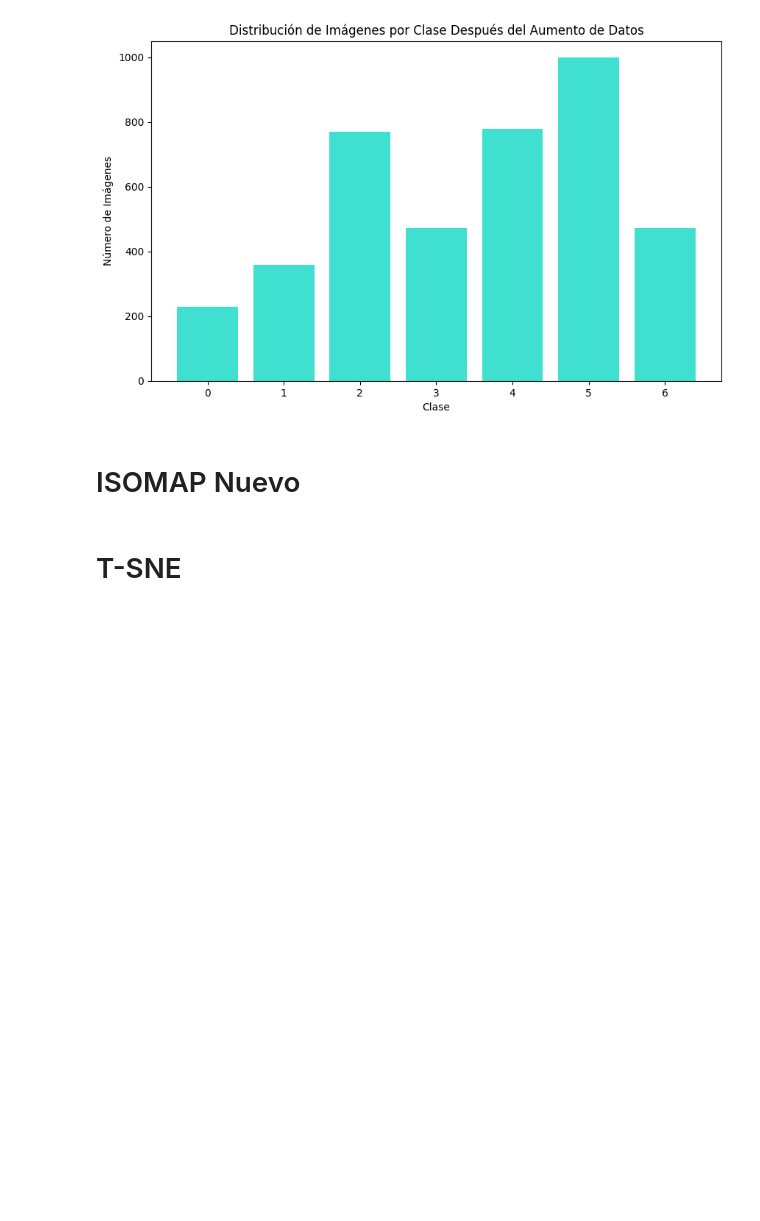
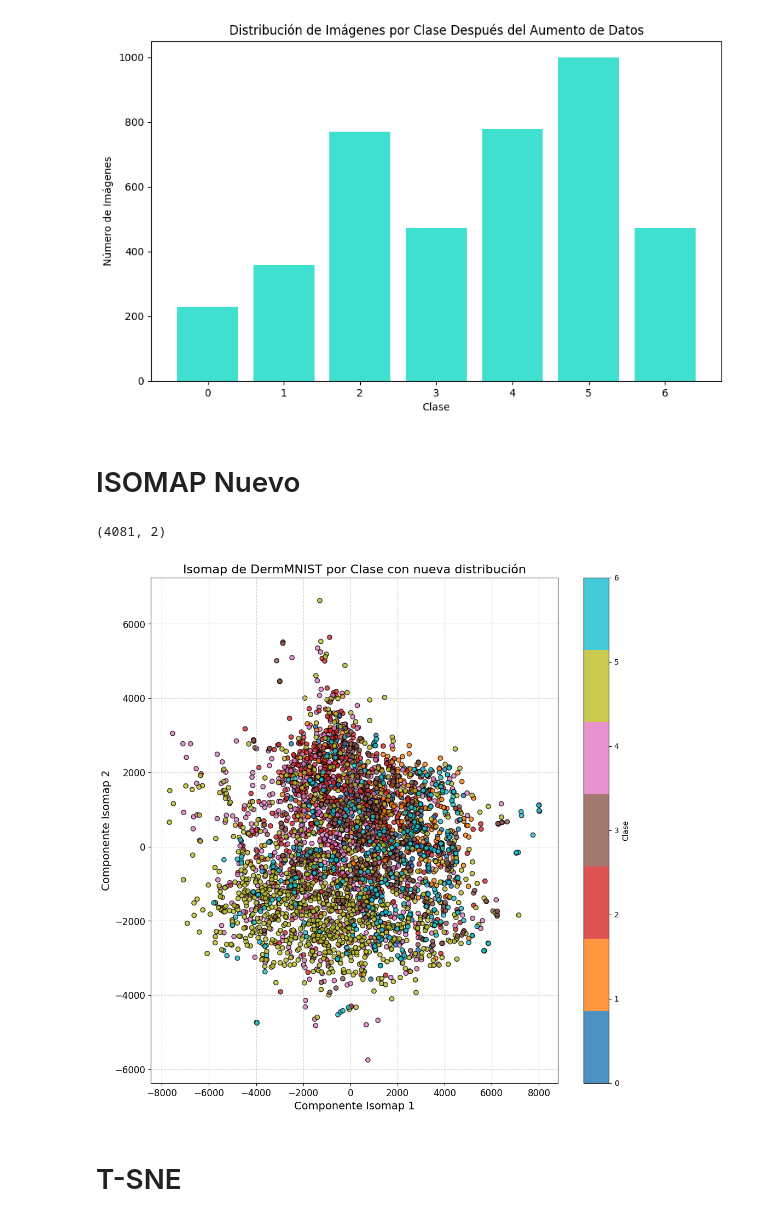
Before and after one commit to matgoni/Dermatology_MNIST, a Jupyter notebook: Data_Preparation.ipynb, the cells around one changed output. Cells and saved outputs as stored; diff of their text form; code cells hidden in the pictures; blank space fills up the shorter version.

Commit message:
fix: Corregir error Data_Preparation ISOMAP TSNE

```diff
--- a/Data_Preparation.ipynb
+++ b/Data_Preparation.ipynb
@@ -189,32 +195,37 @@ plt.show()
 # %% [markdown]
 # ISOMAP Nuevo
 # %%
+from sklearn.manifold import Isomap, TSNE
+
 # Aplanar las imágenes
 flat_images = new_images.reshape(new_images.shape[0], -1)
 
 # Obtener etiquetas únicas y el número de clases
 unique_labels = np.unique(new_labels)
 num_classes = len(unique_labels)
 cmap = plt.get_cmap('tab10', num_classes)  # Mapa de colores
 
 # Aplicar Isomap
 embedding = Isomap(n_components=2)
 iso = embedding.fit_transform(flat_images)
 print(iso.shape)
 # Graficar los resultados
 plt.figure(figsize=(12, 12))
-scatter = plt.scatter(iso[:, 0], iso[:, 1], c=new_labelslabels, cmap=cmap, alpha=0.8, edgecolor='k')
+scatter = plt.scatter(iso[:, 0], iso[:, 1], c=new_labels, cmap=cmap, alpha=0.8, edgecolor='k')
 plt.colorbar(scatter, ticks=range(num_classes), label='Clase')
 
 # Configuración adicional para los ejes y título
 plt.title('Isomap de DermMNIST por Clase con nueva distribución', fontsize=16)
 plt.xlabel('Componente Isomap 1', fontsize=14)
 plt.ylabel('Componente Isomap 2', fontsize=14)
 plt.grid(True, linestyle='--', alpha=0.6)
 plt.xticks(fontsize=12)
 plt.yticks(fontsize=12)
 
 plt.show()
+# %% [output]
+(4081, 2)
+[figure, added]
 # %% [markdown]
 # T-SNE
 # %%
```
Also changed, not shown: parts of 3 cells of this notebook.
